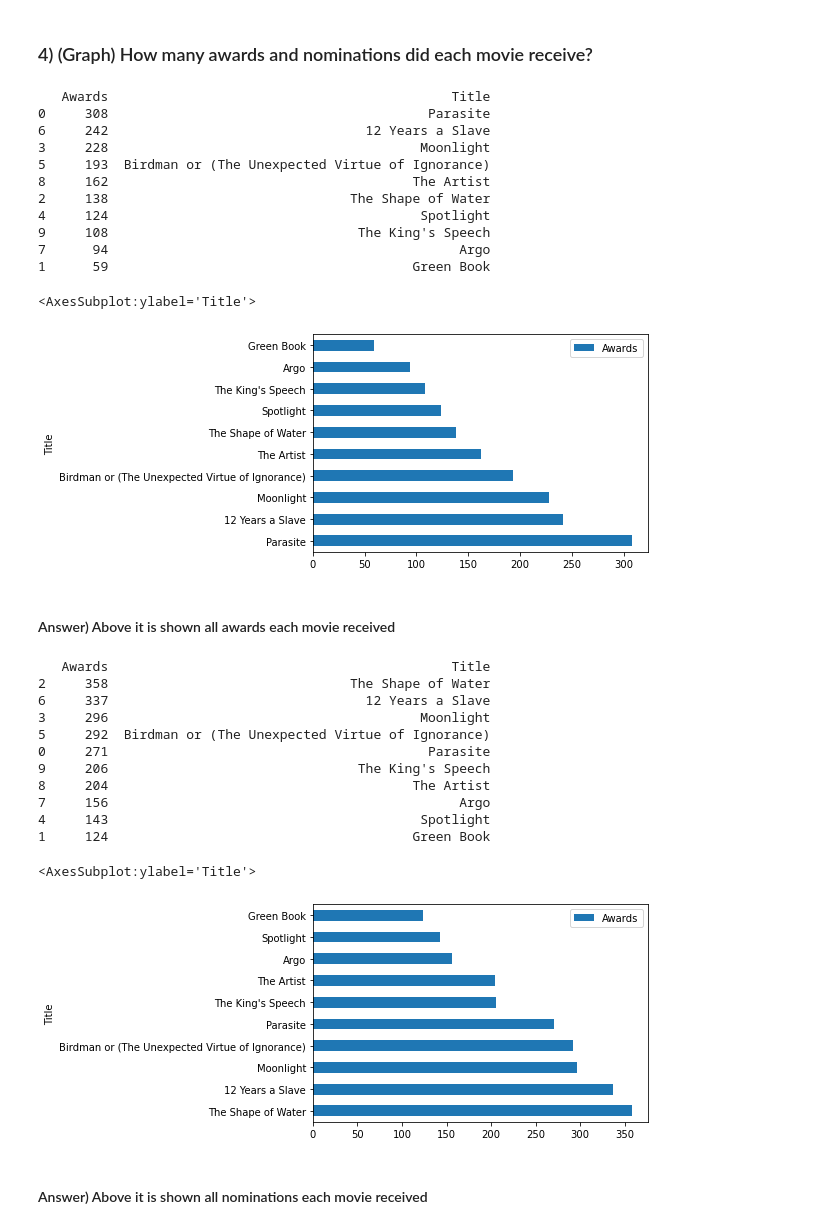
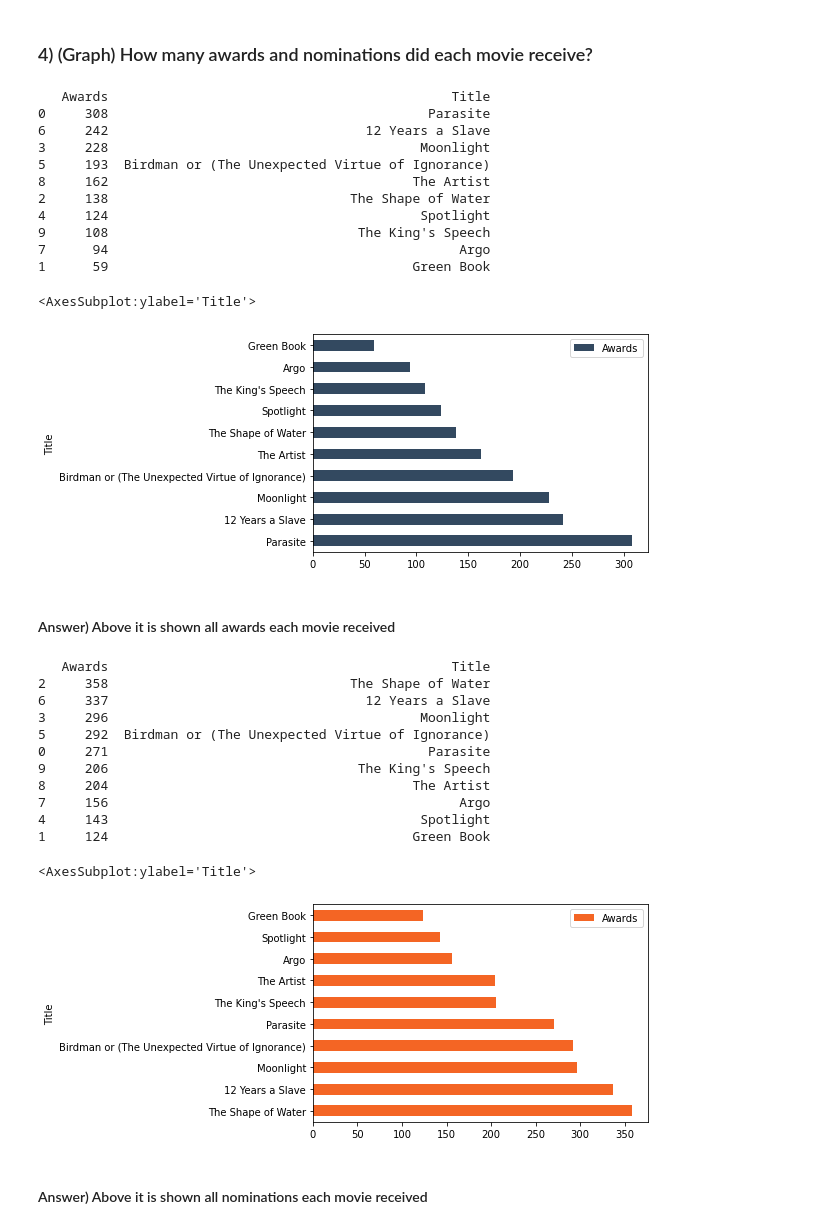
Before and after one commit to Janainaf/movie-Api, a Jupyter notebook: movie_analysis.ipynb, the cells around one changed output. Saved outputs shown, nothing was run; the diff lists cells and outputs as text; code cells hidden in the pictures.

```diff
--- a/movie_analysis.ipynb
+++ b/movie_analysis.ipynb
@@ -63,7 +63,7 @@ sns.regplot(x='Awards',y='Runtime',data=oscar, fit_reg=True)
 awards = oscar[['Awards', 'Title']]
 awards = awards.sort_values(by='Awards', ascending=False)
 print(awards)
-awards.plot(x="Title", kind='barh')
+awards.plot(x="Title", kind='barh', color='#334960')
 # %% [output]
    Awards                                            Title
 0     308                                         Parasite
@@ -77,30 +77,30 @@ awards.plot(x="Title", kind='barh')
 7      94                                             Argo
 1      59                                       Green Book
 <AxesSubplot:ylabel='Title'>
-[figure, old version]
+[figure, new version]
 # %% [markdown]
 #### Answer) Above it is shown all awards  each movie received
 # %%
 oscar2 = pd.read_csv('movies.csv')
 oscar2['Awards'] = oscar2['Awards'].str.extract(r'(?:[^,]*[^0-9,])?(\d+)')
 oscar2['Awards'] = oscar2['Awards'].astype(int)
 nominations = oscar2[['Awards', 'Title']]
 nominations = nominations.sort_values(by='Awards', ascending=False)
 print(nominations)
-nominations.plot(x="Title", kind='barh')
+nominations.plot(x="Title", kind='barh', color='#f46524')
 # %% [output]
    Awards                                            Title
 2     358                               The Shape of Water
 6     337                                 12 Years a Slave
 3     296                                        Moonlight
 5     292  Birdman or (The Unexpected Virtue of Ignorance)
 0     271                                         Parasite
 9     206                                The King's Speech
 8     204                                       The Artist
 7     156                                             Argo
 4     143                                        Spotlight
 1     124                                       Green Book
 <AxesSubplot:ylabel='Title'>
-[figure, old version]
+[figure, new version]
 # %% [markdown]
 #### Answer) Above it is shown all nominations  each movie received
```
Also changed, not shown: parts of 2 cells of this notebook, 5 other files.
